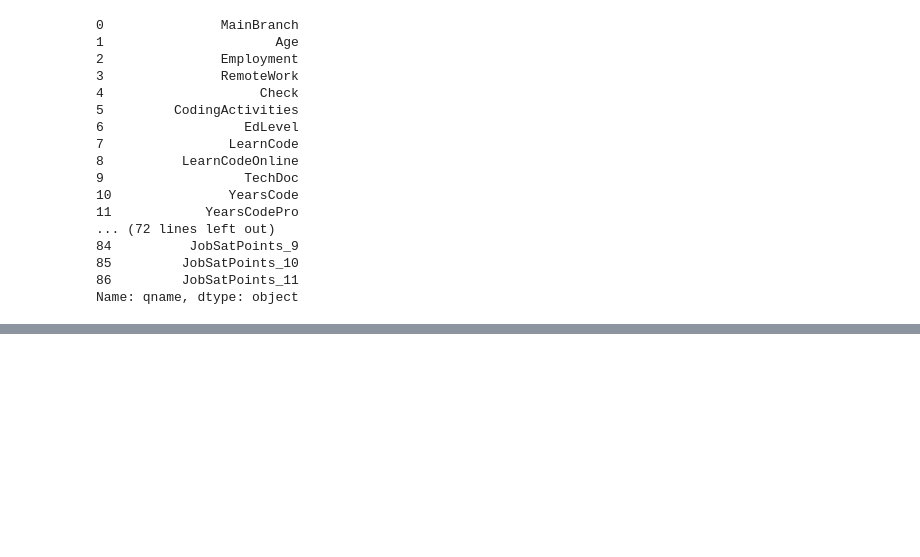
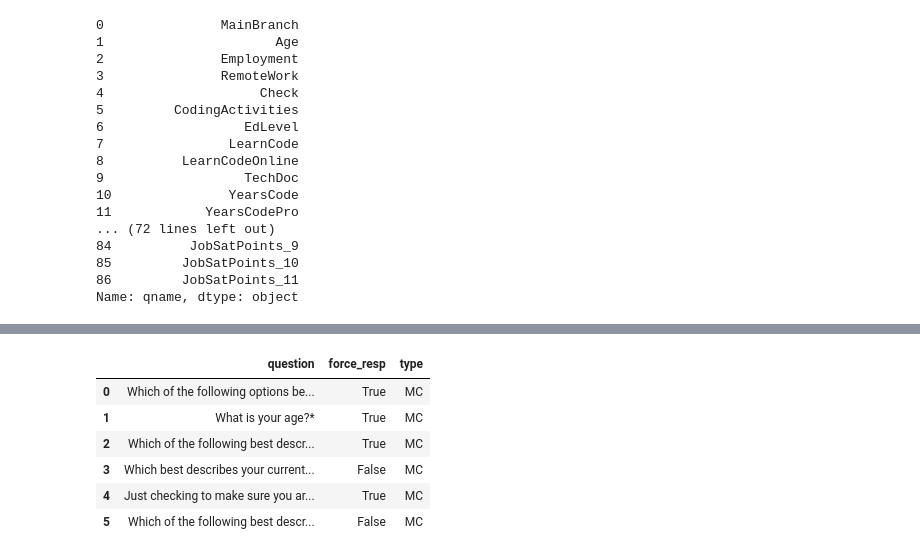
Before and after one commit to nishanlimbuchemjong/Pandas-for-AI-ML, a Jupyter notebook: Pandas_for_AI_&_ML.ipynb, the cells around one changed output, grey strips where cells are left out. Drawn from its saved outputs; the diff is of its cells as text; code cells hidden in the pictures; blank space fills up the shorter version.

```diff
--- a/Pandas_for_AI_&_ML.ipynb
+++ b/Pandas_for_AI_&_ML.ipynb
@@ -188,0 +213,10 @@ Name: qname, dtype: object
+# %%
+schema_df.loc[0:5, 'question': 'type']
+# %% [output]
+|  | question | force_resp | type |
+| 0 | Which of the following options be... | True | MC |
+| 1 | What is your age?* | True | MC |
+| 2 | Which of the following best descr... | True | MC |
+| 3 | Which best describes your current... | False | MC |
+| 4 | Just checking to make sure you ar... | True | MC |
+| 5 | Which of the following best descr... | False | MC |
```
Also changed, not shown: parts of 3 cells of this notebook.
